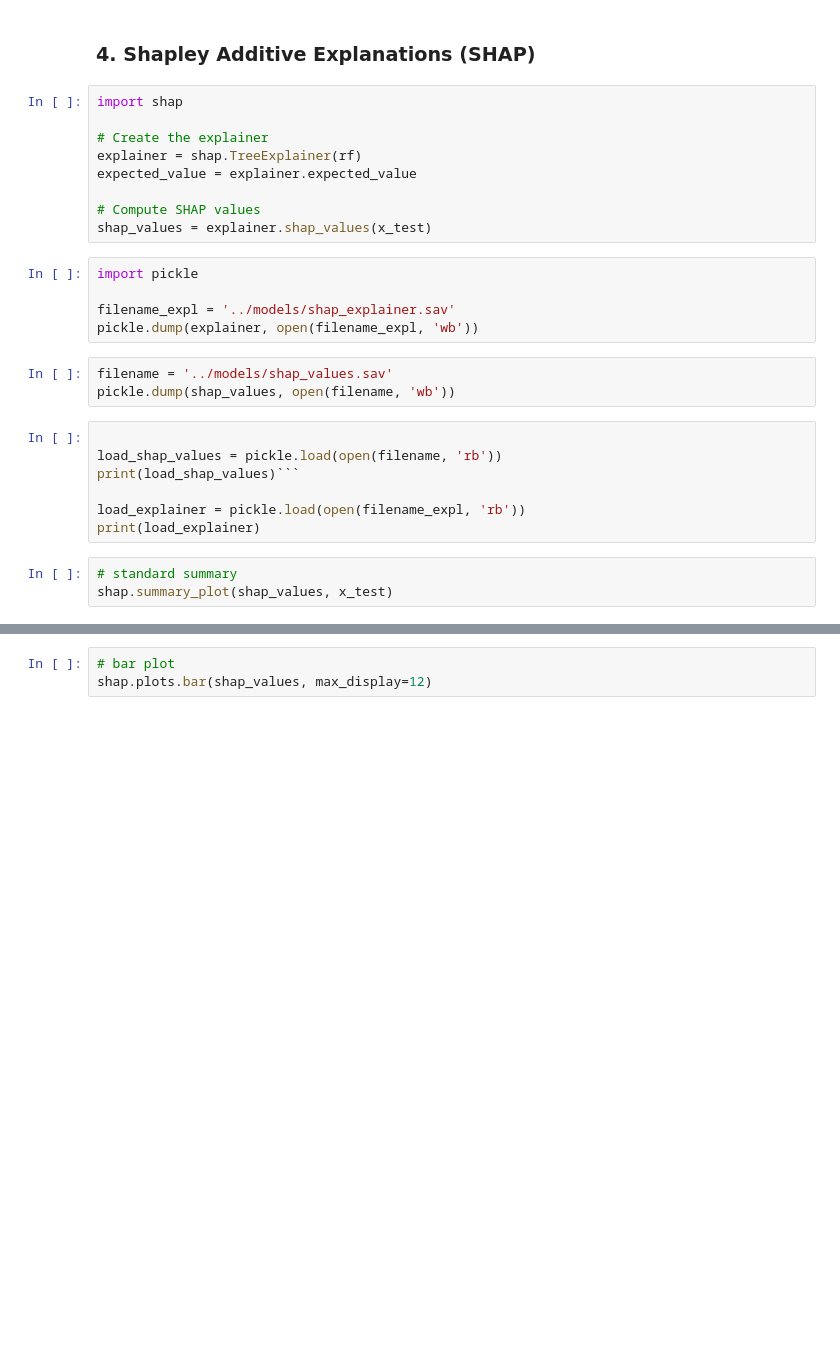
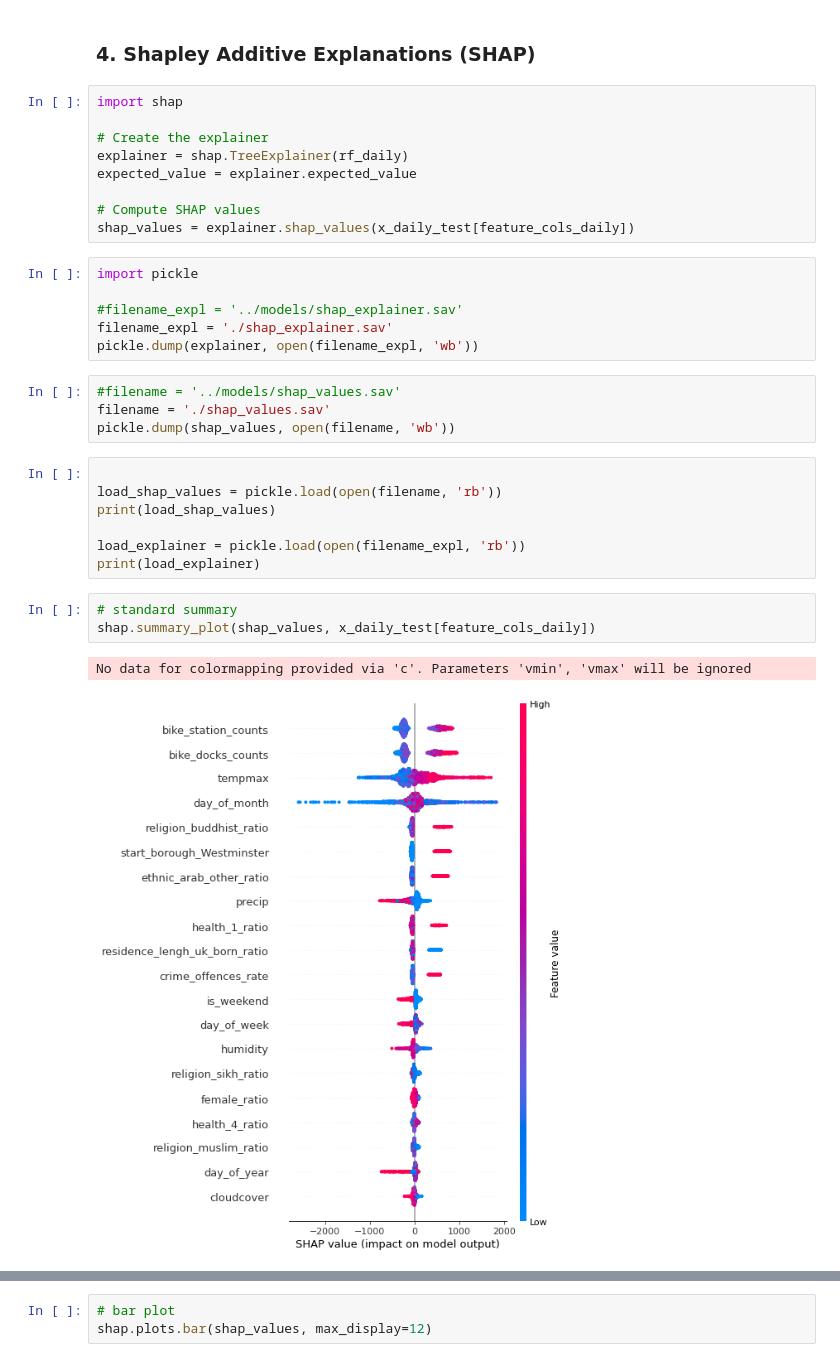
Before and after one commit to tabeaeggler/UrbanMobility, a Jupyter notebook: notebooks/08_feature_attribution_trees.ipynb, the cells around one changed output, grey strips where cells are left out. Cells and saved outputs as stored; diff of their text form; blank space fills up the shorter version.

````diff
--- a/notebooks/08_feature_attribution_trees.ipynb
+++ b/notebooks/08_feature_attribution_trees.ipynb
@@ -157,29 +142,34 @@ for i, name in enumerate(x_test.columns):
 import shap
 
 # Create the explainer
-explainer = shap.TreeExplainer(rf)
+explainer = shap.TreeExplainer(rf_daily)
 expected_value = explainer.expected_value
 
 # Compute SHAP values
-shap_values = explainer.shap_values(x_test)
+shap_values = explainer.shap_values(x_daily_test[feature_cols_daily])
 # %%
 import pickle
 
-filename_expl = '../models/shap_explainer.sav'
+#filename_expl = '../models/shap_explainer.sav'
+filename_expl = './shap_explainer.sav'
 pickle.dump(explainer, open(filename_expl, 'wb'))
 # %%
-filename = '../models/shap_values.sav'
+#filename = '../models/shap_values.sav'
+filename = './shap_values.sav'
 pickle.dump(shap_values, open(filename, 'wb'))
 # %%
 
 load_shap_values = pickle.load(open(filename, 'rb'))
-print(load_shap_values)```
+print(load_shap_values)
 
 load_explainer = pickle.load(open(filename_expl, 'rb'))
 print(load_explainer)
 # %%
 # standard summary
-shap.summary_plot(shap_values, x_test)
+shap.summary_plot(shap_values, x_daily_test[feature_cols_daily])
+# %% [output]
+No data for colormapping provided via 'c'. Parameters 'vmin', 'vmax' will be ignored
+[figure, added]
 # %%
 # beeswarm summary
 shap.plots.beeswarm(shap_values)
````
Also changed, not shown: parts of 26 cells of this notebook, 5 other files.
